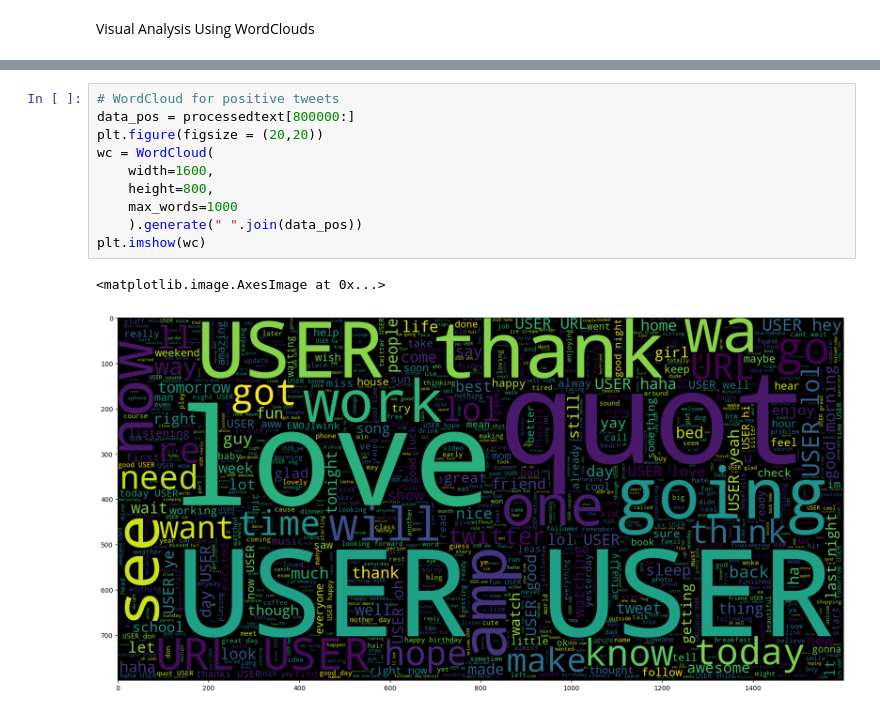
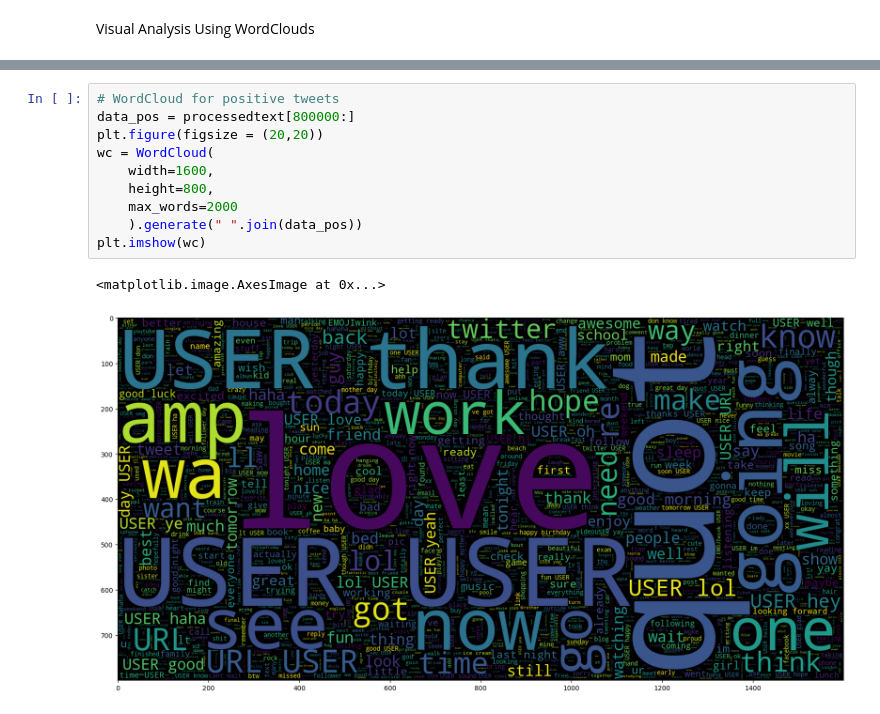
Before and after one commit to josefigarola/ML_Practices, a Jupyter notebook: SentimentAnalysis.ipynb, the cells around one changed output, grey strips where cells are left out. Drawn from its saved outputs; the diff is of its cells as text.

```diff
--- a/SentimentAnalysis.ipynb
+++ b/SentimentAnalysis.ipynb
@@ -215,13 +215,13 @@ plt.imshow(wc)
 # %%
 # WordCloud for positive tweets
 data_pos = processedtext[800000:]
 plt.figure(figsize = (20,20))
 wc = WordCloud(
     width=1600,
     height=800,
-    max_words=1000
+    max_words=2000
     ).generate(" ".join(data_pos))
 plt.imshow(wc)
 # %% [output]
 <matplotlib.image.AxesImage at 0x...>
-[figure, old version]
+[figure, new version]
```
Also changed, not shown: parts of 1 cell of this notebook.
